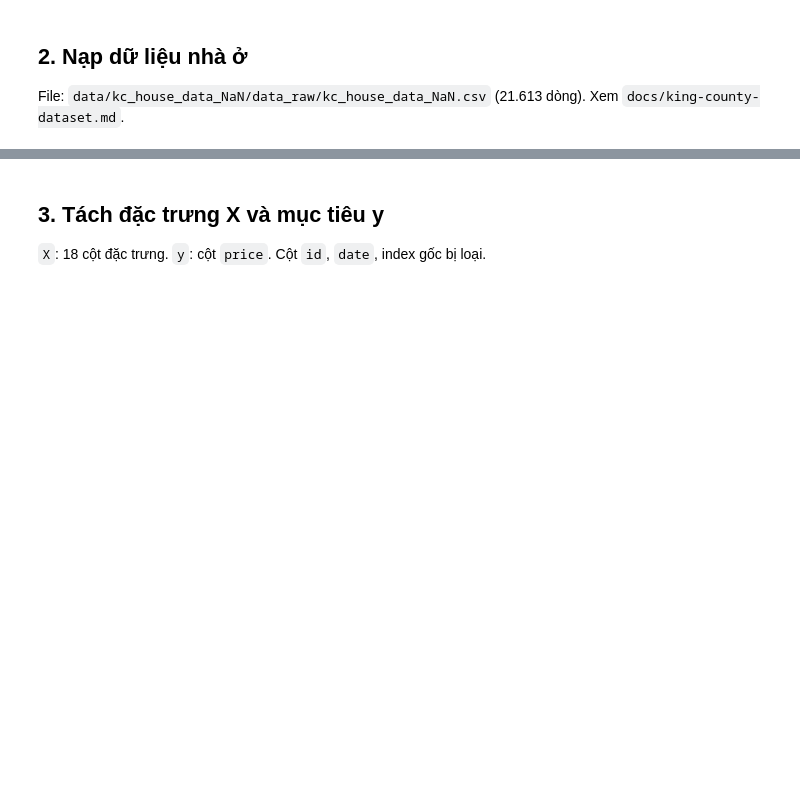
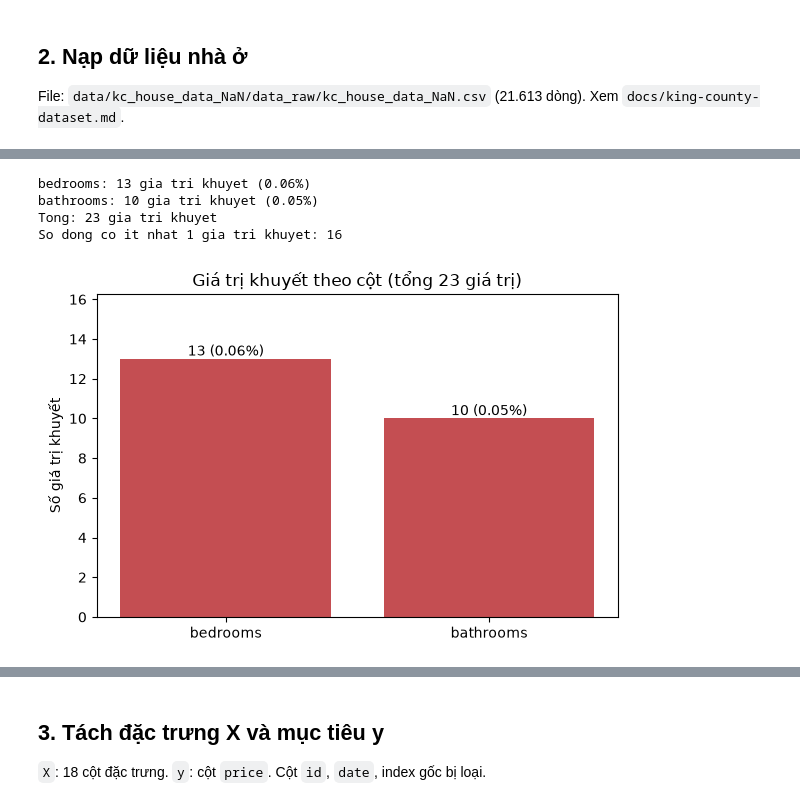
Before and after one commit to ThanhHuyMLE/Project_MachineLearning_Group5, a Jupyter notebook: notebooks/practice_04_mlp_regression.ipynb, the cells around one changed output, grey strips where cells are left out. Saved outputs shown, nothing was run; the diff lists cells and outputs as text; code cells hidden in the pictures; blank space fills up the shorter version.

```diff
--- a/notebooks/practice_04_mlp_regression.ipynb
+++ b/notebooks/practice_04_mlp_regression.ipynb
@@ -22,0 +175,18 @@ File: `data/kc_house_data_NaN/data_raw/kc_house_data_NaN.csv` (21.613 dòng). Xe
+# %%
+from house_price.eda import plot_missing_values
+
+missing = raw.isna().sum()
+missing = missing[missing > 0].sort_values(ascending=False)
+for column, count in missing.items():
+    print(f"{column}: {count} gia tri khuyet ({100 * count / len(raw):.2f}%)")
+print(f"Tong: {int(missing.sum())} gia tri khuyet")
+print(f"So dong co it nhat 1 gia tri khuyet: {int(raw.isna().any(axis=1).sum())}")
+
+plot_missing_values(raw, save_path=EDA_DIR / "missing_values.png")
+plt.show()
+# %% [output]
+bedrooms: 13 gia tri khuyet (0.06%)
+bathrooms: 10 gia tri khuyet (0.05%)
+Tong: 23 gia tri khuyet
+So dong co it nhat 1 gia tri khuyet: 16
+[figure, added]
```
Also changed, not shown: parts of 20 cells of this notebook.
